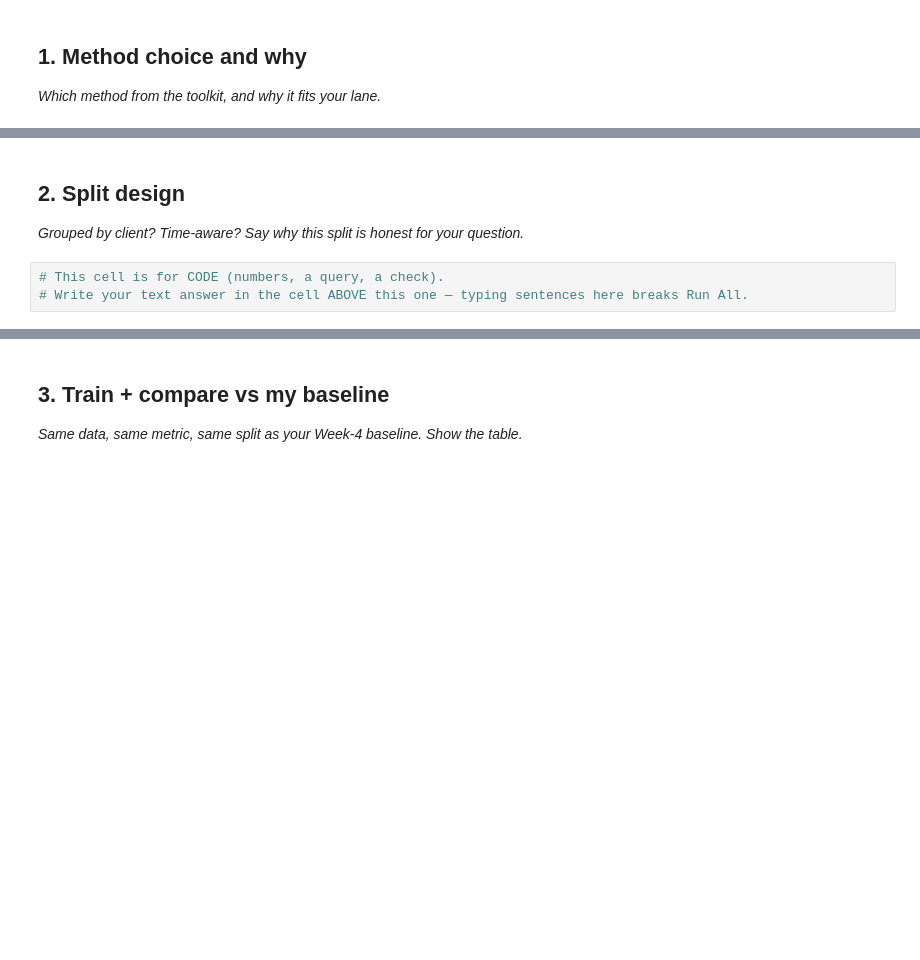
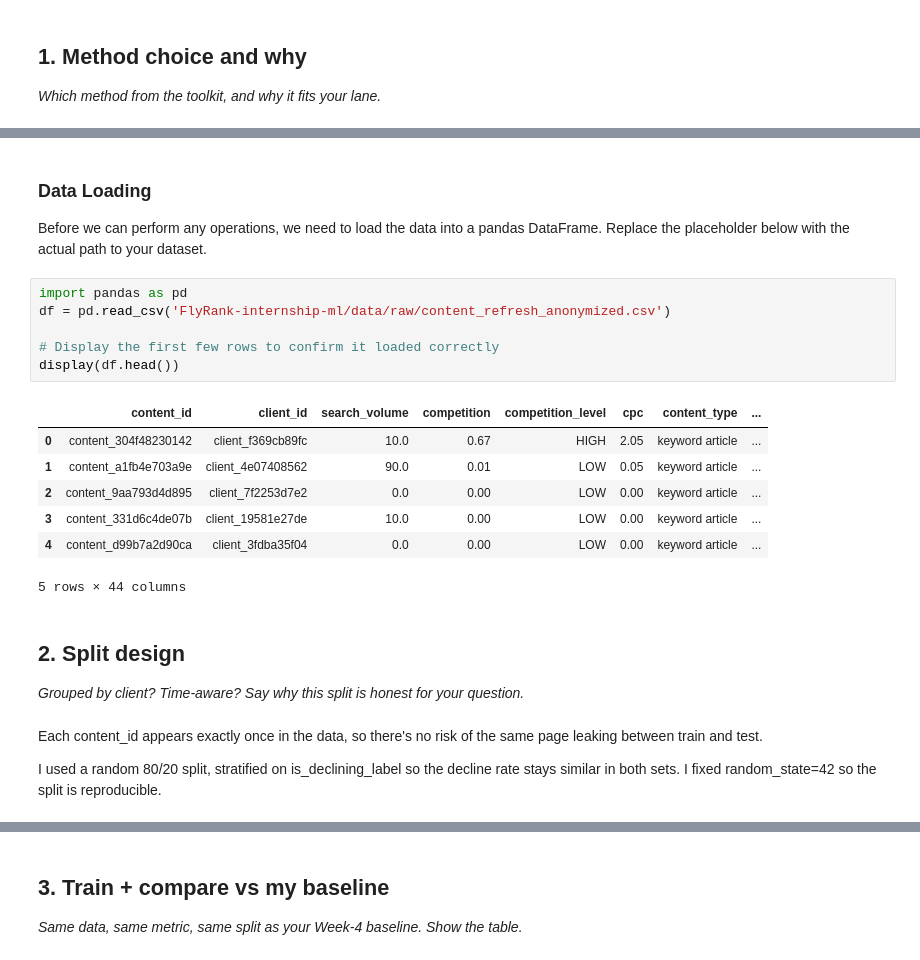
Before and after one commit to DuaaMahar5/FlyRank-internship-ml, a Jupyter notebook: work/notebooks/w05_model.ipynb, the cells around one changed output, grey strips where cells are left out. Cells and saved outputs as stored; diff of their text form; blank space fills up the shorter version.

```diff
--- a/work/notebooks/w05_model.ipynb
+++ b/work/notebooks/w05_model.ipynb
@@ -16,7 +27,26 @@ This skeleton is yours to fill. Work the sections **in order** — each one has
+# %% [markdown]
+### Data Loading
+
+Before we can perform any operations, we need to load the data into a pandas DataFrame. Replace the placeholder below with the actual path to your dataset.
+# %%
+import pandas as pd
+df = pd.read_csv('FlyRank-internship-ml/data/raw/content_refresh_anonymized.csv')
+
+# Display the first few rows to confirm it loaded correctly
+display(df.head())
+# %% [output]
+|  | content_id | client_id | search_volume | competition | competition_level | cpc | content_type | ... |
+| 0 | content_304f48230142 | client_f369cb89fc | 10.0 | 0.67 | HIGH | 2.05 | keyword article | ... |
+| 1 | content_a1fb4e703a9e | client_4e07408562 | 90.0 | 0.01 | LOW | 0.05 | keyword article | ... |
+| 2 | content_9aa793d4d895 | client_7f2253d7e2 | 0.0 | 0.00 | LOW | 0.00 | keyword article | ... |
+| 3 | content_331d6c4de07b | client_19581e27de | 10.0 | 0.00 | LOW | 0.00 | keyword article | ... |
+| 4 | content_d99b7a2d90ca | client_3fdba35f04 | 0.0 | 0.00 | LOW | 0.00 | keyword article | ... |
+5 rows × 44 columns
 # %% [markdown]
 ## 2. Split design
 
 *Grouped by client? Time-aware? Say why this split is honest for your question.*
-# %%
-# This cell is for CODE (numbers, a query, a check).
-# Write your text answer in the cell ABOVE this one — typing sentences here breaks Run All.
+# %% [markdown]
+Each content_id appears exactly once in the data, so there's no risk of the same page leaking between train and test.
+
+ I used a random 80/20 split, stratified on is_declining_label so the decline rate stays similar in both sets. I fixed random_state=42 so the split is reproducible.
```
Also changed, not shown: parts of 11 cells of this notebook.
